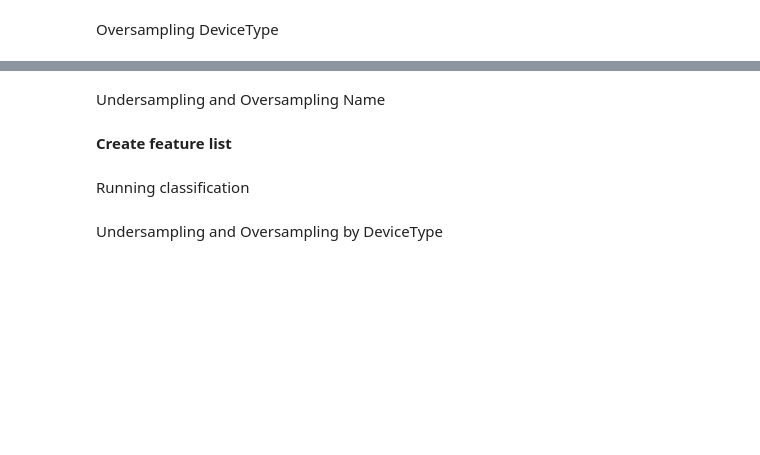
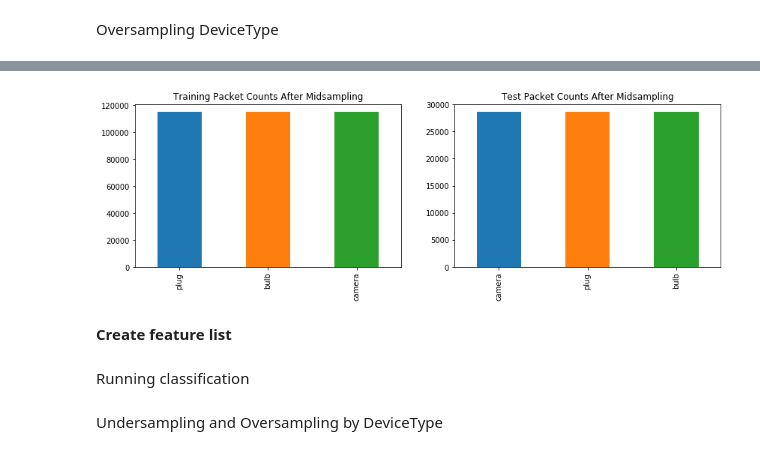
Before and after one commit to 7high/thesis, a Jupyter notebook: wifi_data_processing.ipynb, the cells around one changed output, grey strips where cells are left out. Cells and saved outputs as stored; diff of their text form; code cells hidden in the pictures; blank space fills up the shorter version.

```diff
--- a/wifi_data_processing.ipynb
+++ b/wifi_data_processing.ipynb
@@ -90,2 +115,0 @@ df_test_oversampled["DeviceType"].value_counts().plot(kind='bar', title="Test Pa
-# %% [markdown]
-Undersampling and Oversampling Name
@@ -97,13 +116,21 @@ df["Name"].value_counts().plot(kind='bar', title="Unsampled Packet Counts based
 # %%
-category = "Name"
-df_name_undersample = w.resample(df, kind="under", category=category)
-df_name_oversample = w.resample(df, kind="over", category=category)
+# 3rd technique - Random midsampling:
+#     randomly resampling packets of the minority classes to match the count of the majority class
+kind = "mid"
+category = "DeviceType"
+df_train_midsampled = w.resample(df_train, kind=kind, category=category)
+df_test_midsampled = w.resample(df_test, kind=kind, category=category)
 
+# Plot changes
 plt.subplots(1, 2, figsize=(14,4))
+
 plt.subplot(1, 2, 1)
-df_name_undersample["Name"].value_counts().plot(kind='bar', title="Undersampled Packet Counts based on Name");
+df_train_oversampled["DeviceType"].value_counts().plot(kind='bar', title="Training Packet Counts After Midsampling");
+
 plt.subplot(1, 2, 2)
-df_name_oversample["Name"].value_counts().plot(kind='bar', title="Oversampled Packet Counts based on Name");
+df_test_oversampled["DeviceType"].value_counts().plot(kind='bar', title="Test Packet Counts After Midsampling");
+# %% [output]
+[figure, added]
 # %% [markdown]
 **Create feature list**
 # %%
```
Also changed, not shown: parts of 12 cells of this notebook.
